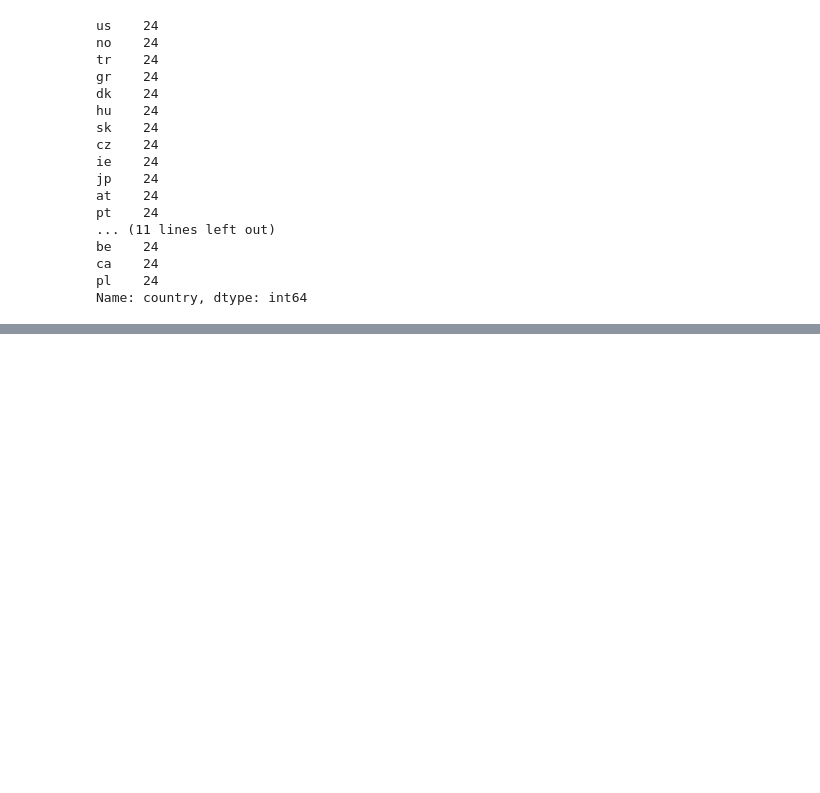
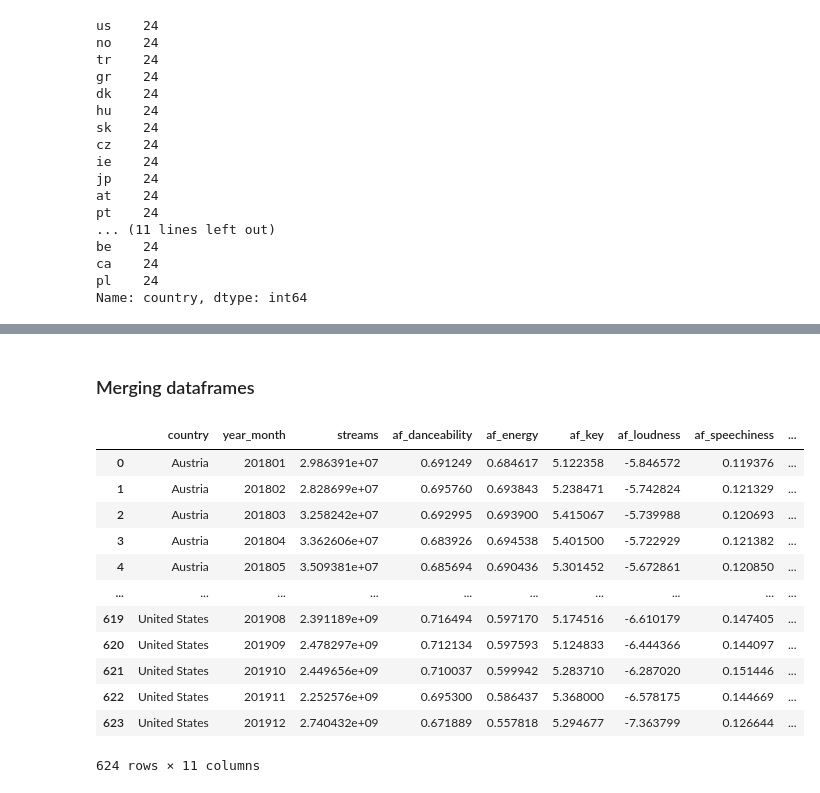
Before and after one commit to Hubert-Magdziak/Reproducible-Research-Project-2024, a Jupyter notebook: code.ipynb, the cells around one changed output, grey strips where cells are left out. Saved outputs shown, nothing was run; the diff lists cells and outputs as text; code cells hidden in the pictures; blank space fills up the shorter version.

```diff
--- a/code.ipynb
+++ b/code.ipynb
@@ -95,0 +129,2 @@ Name: country, dtype: int64
+# %% [markdown]
+### Merging dataframes
@@ -95,0 +137,16 @@ Name: country, dtype: int64
+# %%
+df2
+# %% [output]
+|  | country | year_month | streams | af_danceability | af_energy | af_key | af_loudness | af_speechiness | ... |
+| 0 | Austria | 201801 | 2.986391e+07 | 0.691249 | 0.684617 | 5.122358 | -5.846572 | 0.119376 | ... |
+| 1 | Austria | 201802 | 2.828699e+07 | 0.695760 | 0.693843 | 5.238471 | -5.742824 | 0.121329 | ... |
+| 2 | Austria | 201803 | 3.258242e+07 | 0.692995 | 0.693900 | 5.415067 | -5.739988 | 0.120693 | ... |
+| 3 | Austria | 201804 | 3.362606e+07 | 0.683926 | 0.694538 | 5.401500 | -5.722929 | 0.121382 | ... |
+| 4 | Austria | 201805 | 3.509381e+07 | 0.685694 | 0.690436 | 5.301452 | -5.672861 | 0.120850 | ... |
+| ... | ... | ... | ... | ... | ... | ... | ... | ... | ... |
+| 619 | United States | 201908 | 2.391189e+09 | 0.716494 | 0.597170 | 5.174516 | -6.610179 | 0.147405 | ... |
+| 620 | United States | 201909 | 2.478297e+09 | 0.712134 | 0.597593 | 5.124833 | -6.444366 | 0.144097 | ... |
+| 621 | United States | 201910 | 2.449656e+09 | 0.710037 | 0.599942 | 5.283710 | -6.287020 | 0.151446 | ... |
+| 622 | United States | 201911 | 2.252576e+09 | 0.695300 | 0.586437 | 5.368000 | -6.578175 | 0.144669 | ... |
+| 623 | United States | 201912 | 2.740432e+09 | 0.671889 | 0.557818 | 5.294677 | -7.363799 | 0.126644 | ... |
+624 rows × 11 columns
```
Also changed, not shown: parts of 9 cells of this notebook.
